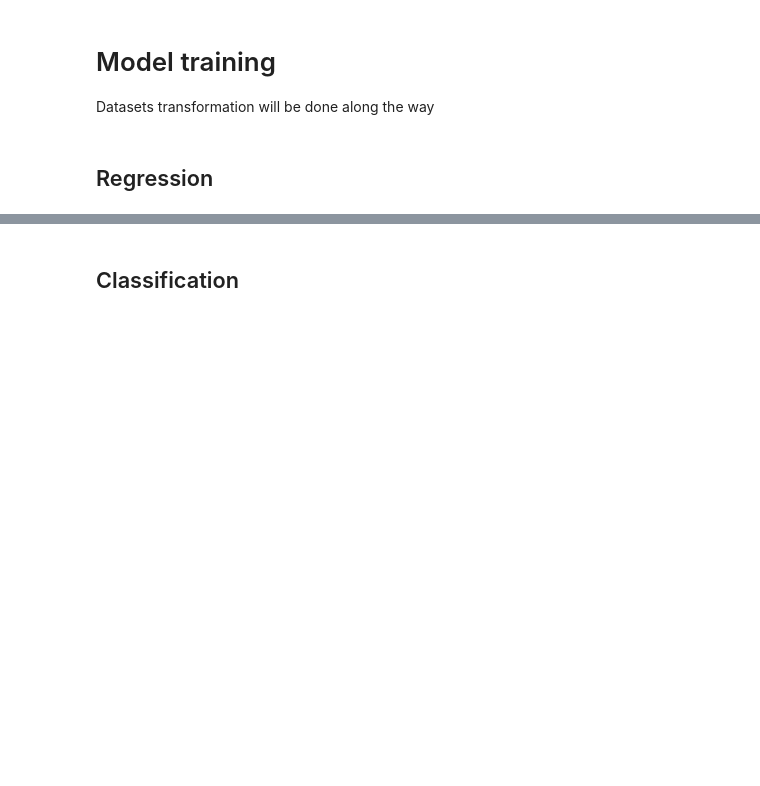
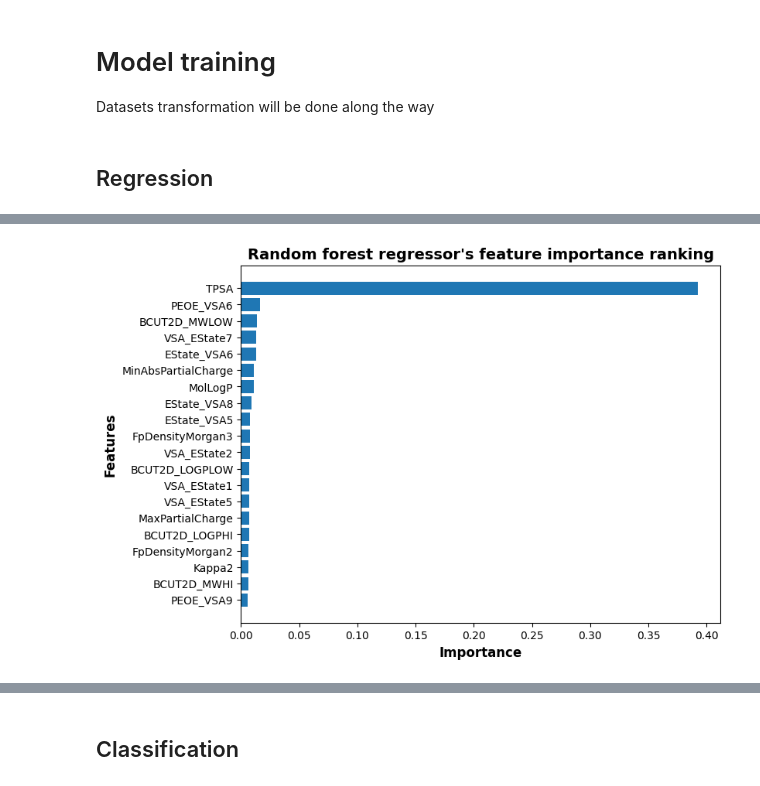
Before and after one commit to junqilu/BBBPrediction, a Jupyter notebook: BBBPrediction.ipynb, the cells around one changed output, grey strips where cells are left out. Cells and saved outputs as stored; diff of their text form; code cells hidden in the pictures; blank space fills up the shorter version.

Commit message:
Finished model training of random forest regressor

```diff
--- a/BBBPrediction.ipynb
+++ b/BBBPrediction.ipynb
@@ -262,3 +223,8 @@ Done!
 Datasets transformation will be done along the way
 # %% [markdown]
 ## Regression
+# %%
+regression_df_expanded_cleaned = pd.read_csv(
+    'datasets\expanded_datasets\BBB_regression_expanded.csv.zip'
+)
+regression_df_expanded_cleaned
@@ -264,0 +245,16 @@ Datasets transformation will be done along the way
+# %%
+regression_X = regression_df_expanded_cleaned.loc[
+               :,
+               ~regression_df_expanded_cleaned.columns.isin(
+                   ['SMILES', 'logBB'])
+               ]
+
+regression_y = regression_df_expanded_cleaned['logBB']
+
+regression_X_train, regression_X_test, regression_y_train, regression_y_test = train_test_split(
+    regression_X,
+    regression_y,
+    test_size=0.2,
+    random_state=1,
+    shuffle=True
+)
@@ -264,0 +328,3 @@ Datasets transformation will be done along the way
+# %%
+best_rf_regressor = load_pickle(
+    r'model_pickles\random_forest_regressor\best_rf_regressor.pkl')
@@ -264,0 +377,21 @@ Datasets transformation will be done along the way
+# %%
+fig, ax = plt.subplots(figsize=(8, 6))
+plt.barh(non_zero_importance_df['Features'],
+         non_zero_importance_df['Importance'])
+
+ax.invert_yaxis()  #Flip the y-axis so the most important feature is on the top
+
+plt.xlabel('Importance', weight='bold', fontsize=12)
+plt.ylabel('Features', weight='bold', fontsize=12)
+plt.title("Random forest regressor's feature importance ranking",
+          weight='bold', fontsize=14)
+
+plt.savefig(
+    r'model_outputs\random_forest_regressor\importance_ranking_vertical.png',
+    dpi=600,
+    bbox_inches='tight'
+)
+
+plt.show()
+# %% [output]
+[figure, added]
```
Also changed, not shown: parts of 22 cells of this notebook.
